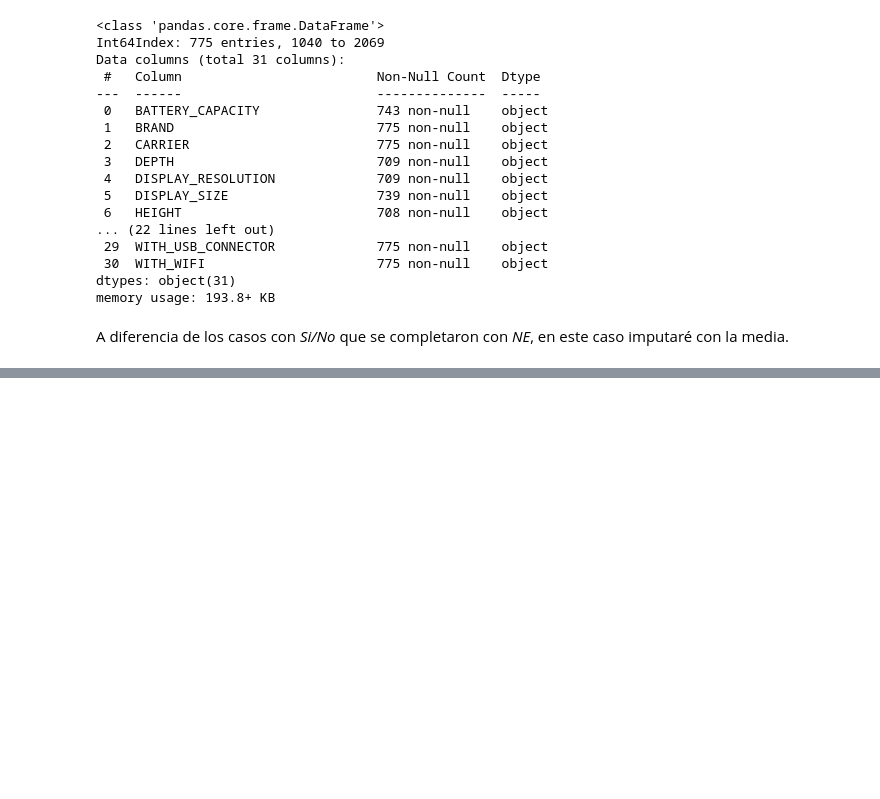
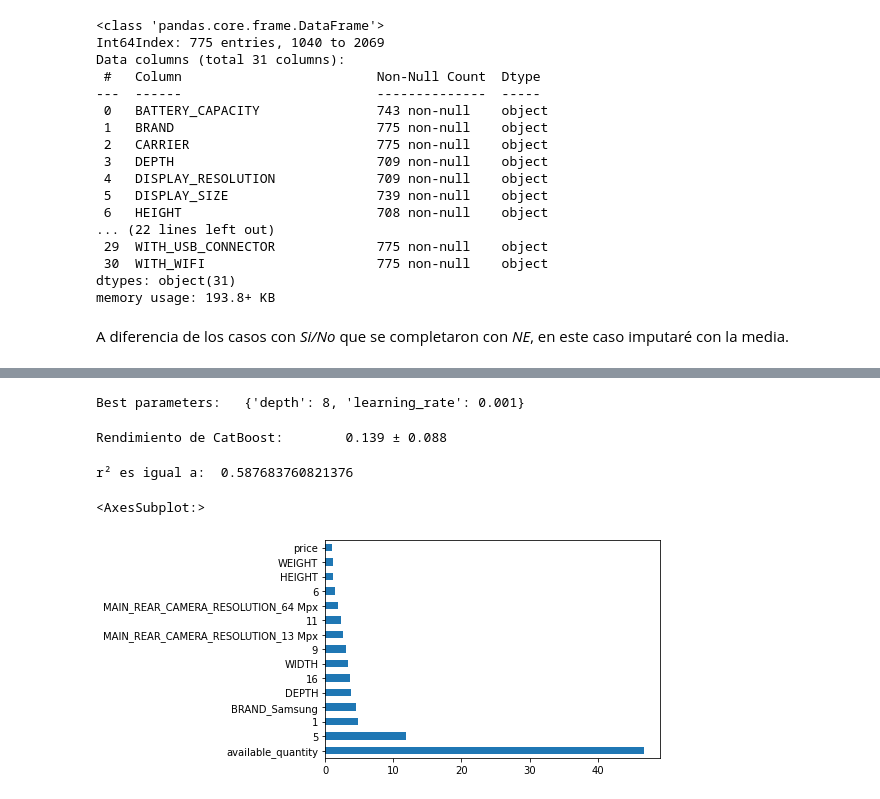
Before and after one commit to Mattzvl/EDA_API_ML, a Jupyter notebook: EDA_API_MELI_partII.ipynb, the cells around one changed output, grey strips where cells are left out. Saved outputs shown, nothing was run; the diff lists cells and outputs as text; code cells hidden in the pictures; blank space fills up the shorter version.

```diff
--- a/EDA_API_MELI_partII.ipynb
+++ b/EDA_API_MELI_partII.ipynb
@@ -1613,0 +1739,4 @@ data_cell_ext
+# %%
+# tambien lo aplico  a y
+y_train = y_train.reset_index(drop = True)
+y_test = y_test.reset_index(drop = True)
@@ -1613,0 +1754,10 @@ data_cell_ext
+# %%
+# normalization of X_train
+min_max_scaler = preprocessing.MinMaxScaler()
+X_train_scaled = min_max_scaler.fit_transform(X_train[num_features])
+X_train_scaled = pd.DataFrame(X_train_scaled, columns=num_features)
+
+
+# normalization of X_test
+X_test_scaled = min_max_scaler.transform(X_test[num_features])
+X_test_scaled = pd.DataFrame(X_test_scaled, columns=num_features)
@@ -1613,0 +1784,4 @@ data_cell_ext
+# %%
+# concatenamos los datasets obtenidos hasta el momento
+X_train = pd.concat([X_train_scaled, X_ohe_train , X_train_tags], axis = 1)
+X_test = pd.concat([X_test_scaled, X_ohe_test, X_test_tags], axis = 1)
@@ -1613,0 +1799,20 @@ data_cell_ext
+# %%
+# Instanciamos Cross Validation
+cv = KFold(n_splits=5, random_state=42, shuffle=True)
+
+# Instanciamos el modelo que vamos a entrenar
+model_cbr = CatBoostRegressor()
+model_comparison.loc[2,'Model'] = 'CatBoostRegressor_just_cells'
+
+# Creamos la grilla de parametros
+params = {
+
+    "depth": [5,6,7,8,9],
+    "learning_rate": [0.001, 0.01, 0.1],
+}
+
+# Creamos la grilla con GridSearch
+cbr = GridSearchCV(model_cbr, param_grid=params, cv=cv, verbose=1, n_jobs=-1)
+
+# Entrenamos el modelo
+cbr.fit(X_train, y_train)
@@ -1613,0 +1847,10 @@ data_cell_ext
+# %%
+# Mejores parametros
+print('Best parameters:  ',cbr.best_params_)
+# %% [output]
+Best parameters:   {'depth': 8, 'learning_rate': 0.001}
+# %%
+# Evaluamos el rendimiento del modelo
+model_comparison.loc[2,'Train_score'] = evaluar_rendimiento(cbr.best_estimator_,"CatBoost", X_train, y_train, cv)
+# %% [output]
+Rendimiento de CatBoost:        0.139 ± 0.088
@@ -1614,3 +1860,16 @@ data_cell_ext
+# %%
+#Rendimiento del modelo con los datos de test
+r2 = r2_score(y_test,y_pred_cbr)
+print('r² es igual a: ', r2)
+model_comparison.loc[2,'Test_score'] = r2
+# %% [output]
+r² es igual a:  0.587683760821376
+# %%
+feat_importances = pd.Series(cbr.best_estimator_.get_feature_importance(), index=X_test.columns)
+feat_importances.nlargest(15).plot(kind='barh')
+# %% [output]
+<AxesSubplot:>
+[figure, added]
 # %%
 # para conservarlo
 #data_cell_att.to_excel('./data/data_cell_att.xlsx', index= False)
```
Also changed, not shown: parts of 33 cells of this notebook.
